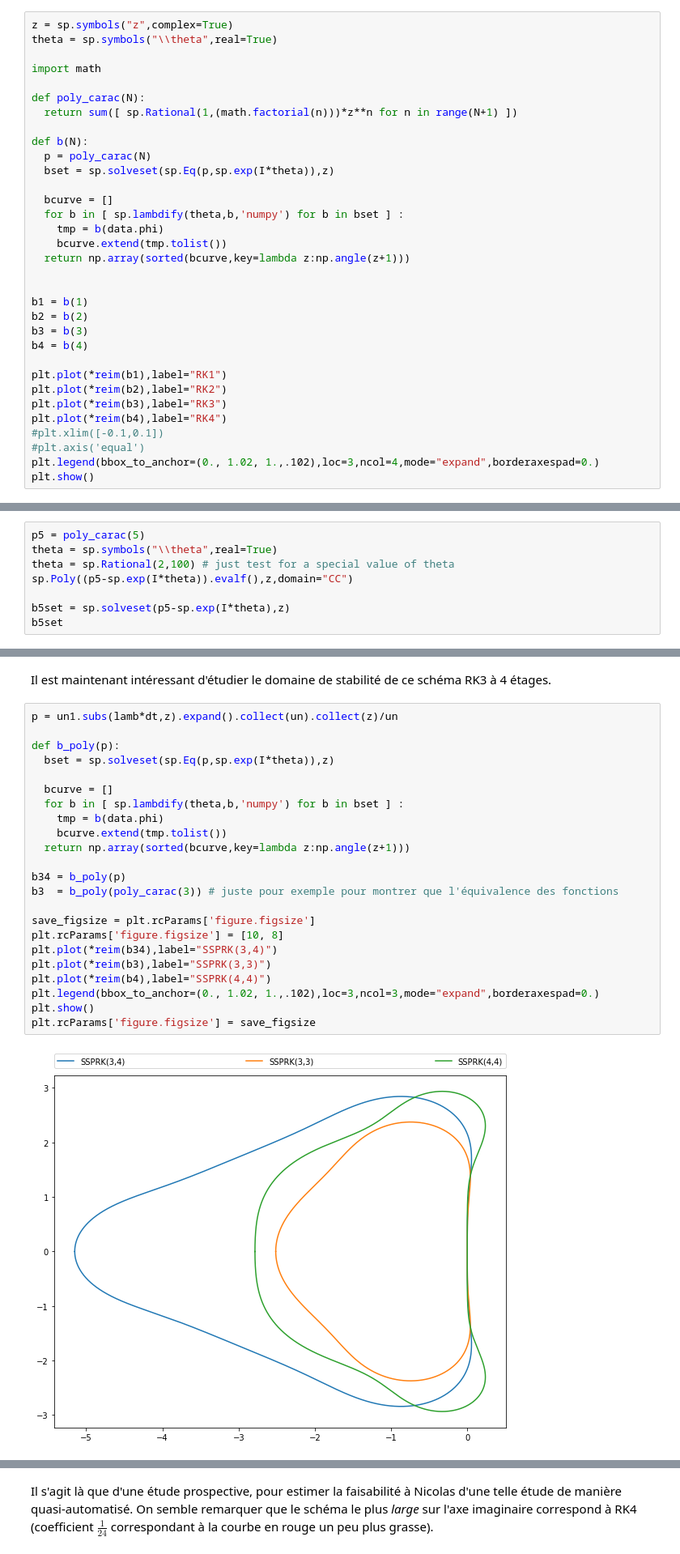
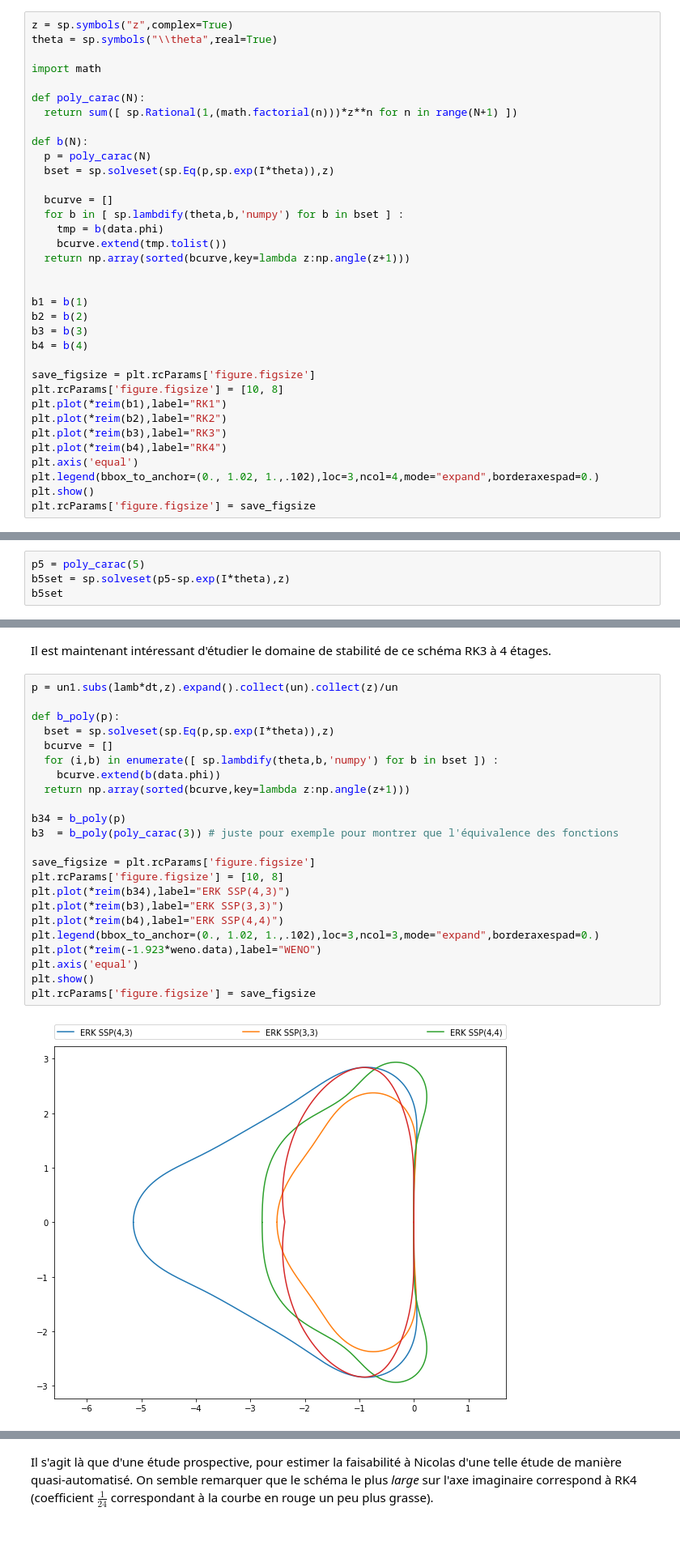
Before and after one commit to kivvix/miMaS, a Jupyter notebook: cfl_weno/cfl.ipynb, the cells around one changed output, grey strips where cells are left out. Shown at 81% size. Saved outputs shown, nothing was run; the diff lists cells and outputs as text.

```diff
--- a/cfl_weno/cfl.ipynb
+++ b/cfl_weno/cfl.ipynb
@@ -371,12 +399,14 @@ b2 = b(2)
 b3 = b(3)
 b4 = b(4)
 
+save_figsize = plt.rcParams['figure.figsize']
+plt.rcParams['figure.figsize'] = [10, 8]
 plt.plot(*reim(b1),label="RK1")
 plt.plot(*reim(b2),label="RK2")
 plt.plot(*reim(b3),label="RK3")
 plt.plot(*reim(b4),label="RK4")
-#plt.xlim([-0.1,0.1])
-#plt.axis('equal')
+plt.axis('equal')
 plt.legend(bbox_to_anchor=(0., 1.02, 1.,.102),loc=3,ncol=4,mode="expand",borderaxespad=0.)
 plt.show()
+plt.rcParams['figure.figsize'] = save_figsize
 # %% [output]
@@ -413,10 +443,6 @@ $$
 je dois explorer une autre méthode.
 # %%
 p5 = poly_carac(5)
-theta = sp.symbols("\\theta",real=True)
-theta = sp.Rational(2,100) # just test for a special value of theta
-sp.Poly((p5-sp.exp(I*theta)).evalf(),z,domain="CC")
-
 b5set = sp.solveset(p5-sp.exp(I*theta),z)
 b5set
 # %% [output]
@@ -494,25 +518,25 @@ Il est maintenant intéressant d'étudier le domaine de stabilité de ce schéma
 # %%
 p = un1.subs(lamb*dt,z).expand().collect(un).collect(z)/un
 
 def b_poly(p):
   bset = sp.solveset(sp.Eq(p,sp.exp(I*theta)),z)
-
   bcurve = []
-  for b in [ sp.lambdify(theta,b,'numpy') for b in bset ] :
-    tmp = b(data.phi)
-    bcurve.extend(tmp.tolist())
+  for (i,b) in enumerate([ sp.lambdify(theta,b,'numpy') for b in bset ]) :
+    bcurve.extend(b(data.phi))
   return np.array(sorted(bcurve,key=lambda z:np.angle(z+1)))
 
 b34 = b_poly(p)
 b3  = b_poly(poly_carac(3)) # juste pour exemple pour montrer que l'équivalence des fonctions
 
 save_figsize = plt.rcParams['figure.figsize']
 plt.rcParams['figure.figsize'] = [10, 8]
-plt.plot(*reim(b34),label="SSPRK(3,4)")
-plt.plot(*reim(b3),label="SSPRK(3,3)")
-plt.plot(*reim(b4),label="SSPRK(4,4)")
+plt.plot(*reim(b34),label="ERK SSP(4,3)")
+plt.plot(*reim(b3),label="ERK SSP(3,3)")
+plt.plot(*reim(b4),label="ERK SSP(4,4)")
 plt.legend(bbox_to_anchor=(0., 1.02, 1.,.102),loc=3,ncol=3,mode="expand",borderaxespad=0.)
+plt.plot(*reim(-1.923*weno.data),label="WENO")
+plt.axis('equal')
 plt.show()
 plt.rcParams['figure.figsize'] = save_figsize
 # %% [output]
-[figure, old version]
+[figure, new version]
```
Also changed, not shown: parts of 36 cells of this notebook, 4 other files.
